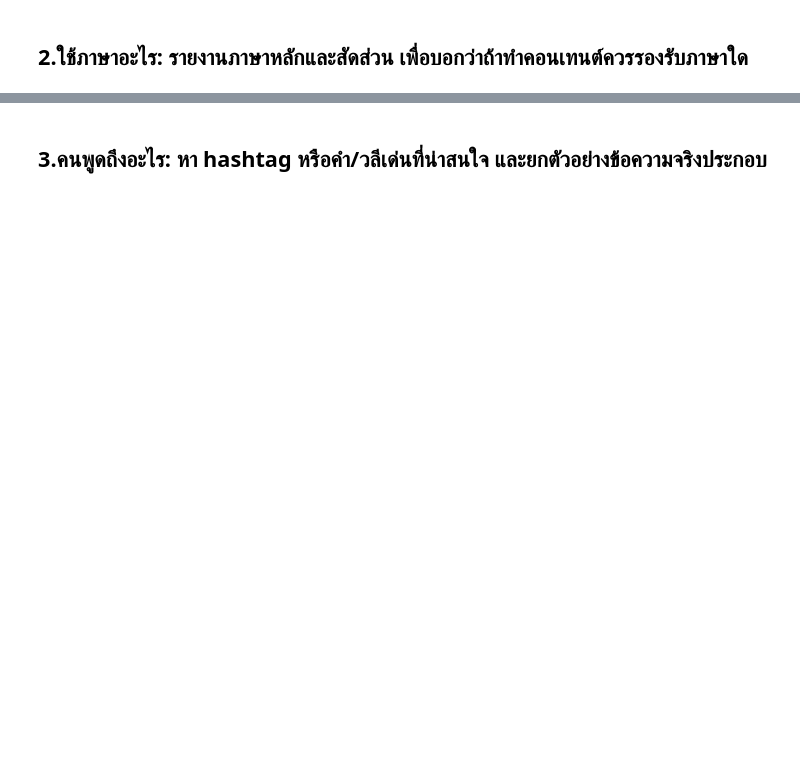
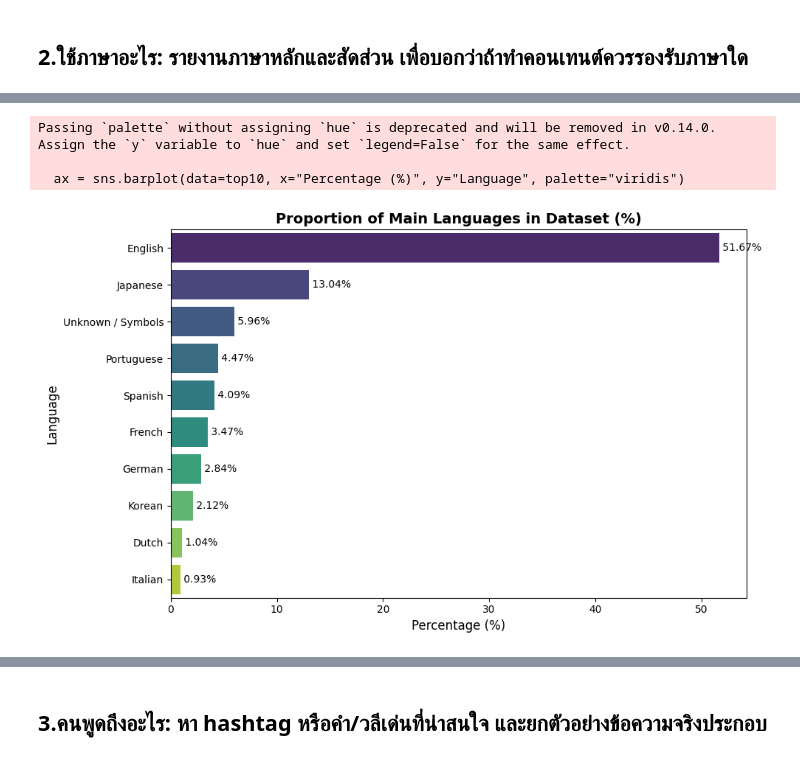
Before and after one commit to Supieiei/Project1_Group7, a Jupyter notebook: Part_1_พิชญธิดา.ipynb, the cells around one changed output, grey strips where cells are left out. Drawn from its saved outputs; the diff is of its cells as text; code cells hidden in the pictures; blank space fills up the shorter version.

```diff
--- a/Part_1_พิชญธิดา.ipynb
+++ b/Part_1_พิชญธิดา.ipynb
@@ -130,13 +210,20 @@ print(f"3. ชั่วโมงที่โพสต์มากที่สุ
 # ตั้งค่าให้ผลการวิเคราะห์ภาษาเสถียร
 DetectorFactory.seed = 0
 
+# เปิดใช้งาน Progress Bar เพื่อดูเปอร์เซ็นต์ความคืบหน้า
+tqdm.pandas(desc="⏳ กำลังวิเคราะห์ภาษา")
+
+# 1. สุ่มตัวอย่าง 10,000 โพสต์ (หรือปรับเป็น 5,000 ก็ได้)
+sample_size = min(10000, len(df))
+df_sample = df.sample(n=sample_size, random_state=42).copy()
+
 # ฟังก์ชันตรวจจับภาษาพร้อมจัดการ Error (กรณีข้อความสั้นเกินไปหรือเป็นอิโมจิล้วน)
 def detect_language(text):
-    if not isinstance(text, str) or len(text.strip()) < 3:
+    if not isinstance(text, str) or not text.strip() :
         return "unknown"
-    try:
+    try :
         return detect(text)
-    except:
+    except :
         return "unknown"
 
 print("⏳ กำลังวิเคราะห์ภาษาจากข้อความ...")
@@ -154,0 +255,56 @@ print(summary_df.head(10).to_string(index=False))
+# %%
+LANG_NAMES = {
+    "en": "English",
+    "ja": "Japanese",
+    "pt": "Portuguese",
+    "es": "Spanish",
+    "fr": "French",
+    "de": "German",
+    "ko": "Korean",
+    "nl": "Dutch",
+    "it": "Italian",
+    "th": "Thai",
+    "zh-cn": "Chinese (Simplified)",
+    "zh-tw": "Chinese (Traditional)",
+    "ru": "Russian",
+    "id": "Indonesian",
+    "vi": "Vietnamese",
+    "unknown": "Unknown / Symbols",}
+
+df["language_name"] = df["language"].map(
+    lambda x: LANG_NAMES.get(x, f"Other ({x})"))
+
+# สรุปตาราง summary_df ใหม่โดยใช้คอลัมน์ชื่อภาษาเต็ม (จุดสำคัญ)
+summary_df = df["language_name"].value_counts().reset_index()
+summary_df.columns = ["Language", "Post Count"]
+summary_df["Percentage (%)"] = (summary_df["Post Count"] / len(df) * 100).round(2)
+
+plt.figure(figsize=(10, 6))
+top10 = summary_df.head(10)
+
+ax = sns.barplot(data=top10, x="Percentage (%)", y="Language", palette="viridis")
+plt.title(
+    "Proportion of Main Languages in Dataset (%)",
+    fontsize=14,
+    fontweight="bold",)
+plt.xlabel("Percentage (%)", fontsize=12)
+plt.ylabel("Language", fontsize=12)
+
+# แสดงตัวเลข % ด้านขวาของทุกแท่งกราฟ
+for p in ax.patches:
+    width = p.get_width()
+    if width > 0:
+        ax.annotate(
+            f" {width:.2f}%",
+            (width, p.get_y() + p.get_height() / 2.0),
+            ha="left",
+            va="center",
+            fontsize=10,)
+
+plt.tight_layout()
+plt.show()
+# %% [output]
+Passing `palette` without assigning `hue` is deprecated and will be removed in v0.14.0. Assign the `y` variable to `hue` and set `legend=False` for the same effect.
+
+  ax = sns.barplot(data=top10, x="Percentage (%)", y="Language", palette="viridis")
+[figure, added]
```
Also changed, not shown: parts of 16 cells of this notebook.
